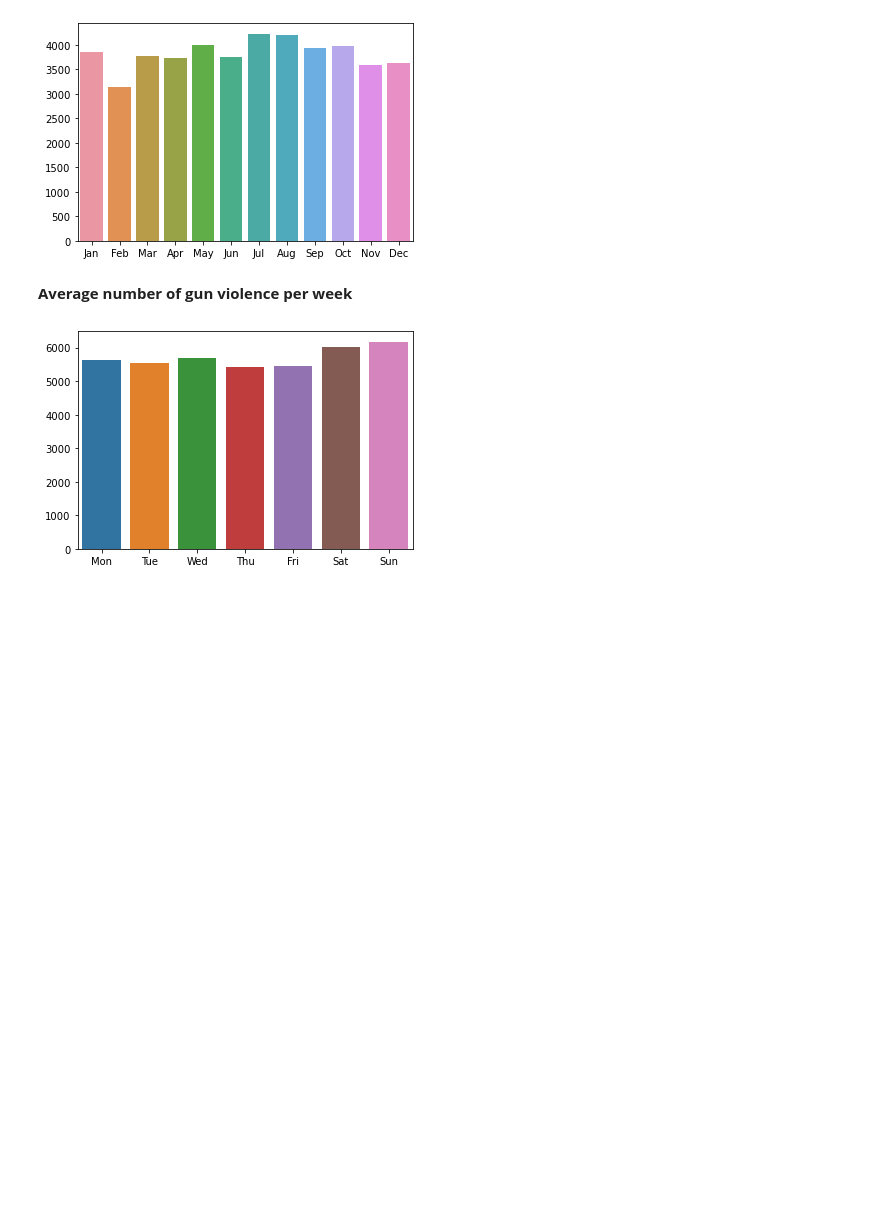
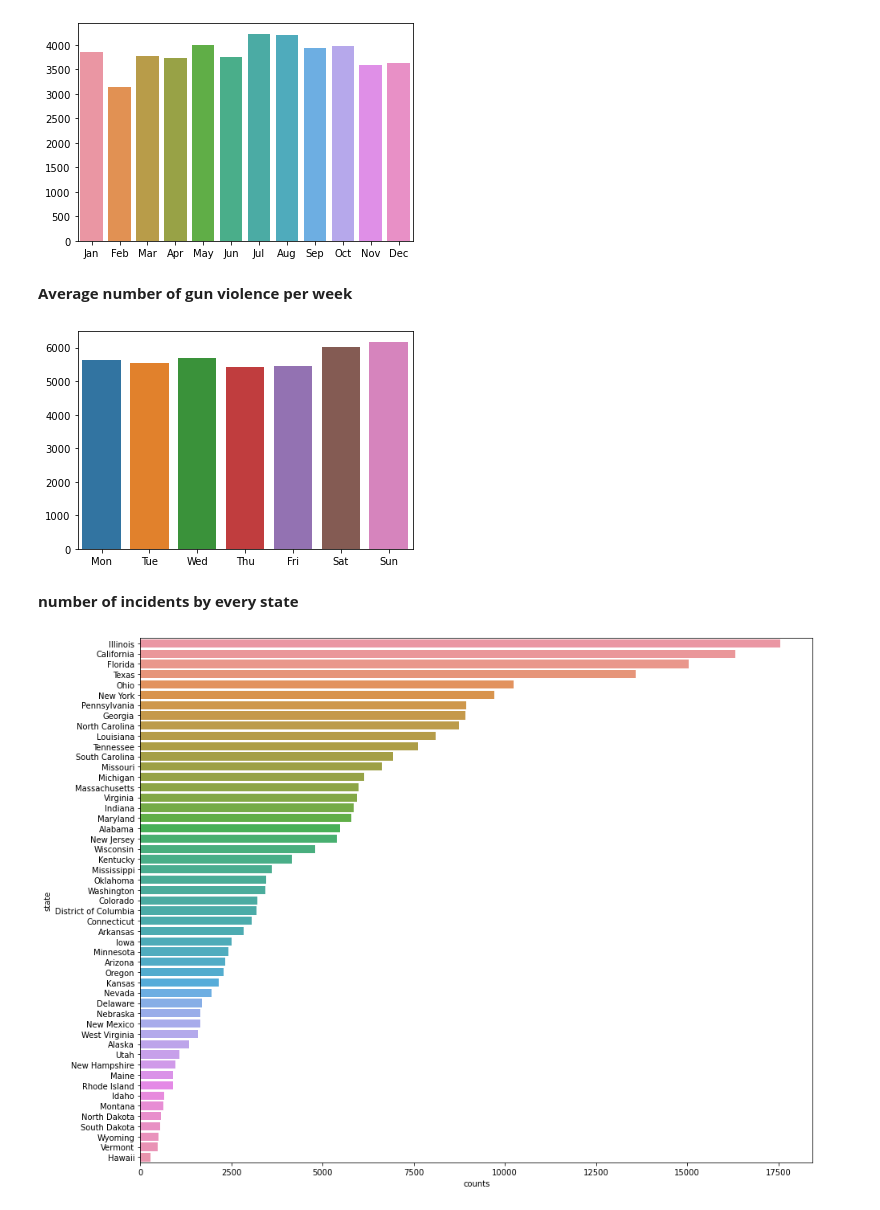
Before and after one commit to heyakshayhere/Hamoye_stage_B, a Jupyter notebook: GunViolenceData.ipynb, the cells around one changed output. Cells and saved outputs as stored; diff of their text form; code cells hidden in the pictures; blank space fills up the shorter version.

Commit message:
updated with seaborn plot

```diff
--- a/GunViolenceData.ipynb
+++ b/GunViolenceData.ipynb
@@ -113,3 +114,16 @@ ordervals = [wkmp[val] for val in order]
 sns.barplot(x=order, y=ordervals, data=df);
 # %% [output]
 [figure]
+# %% [markdown]
+**number of incidents by every state**
+# %%
+states_df = df['state'].value_counts()
+statesdf = pd.DataFrame()
+statesdf['state'] = states_df.index
+statesdf['counts'] = states_df.values
+num_incidents_evey_state = pd.DataFrame(data=statesdf['counts'])
+num_incidents_evey_state.set_index(statesdf['state'],inplace=True)
+plt.figure(figsize=(15,12));
+sns.barplot(x=statesdf['counts'],y=statesdf['state']);
+# %% [output]
+[figure, added]
```
Also changed, not shown: parts of 1 cell of this notebook.
